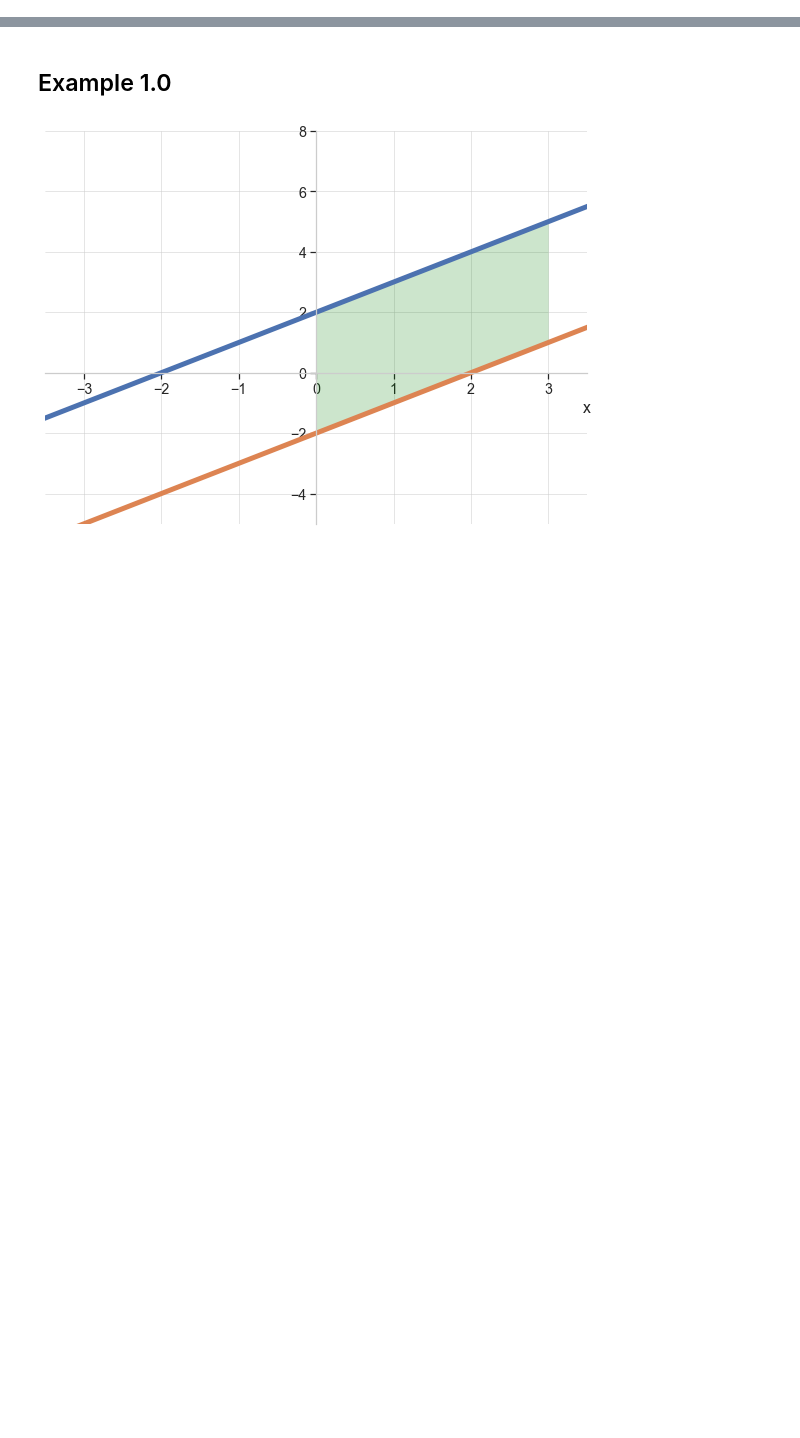
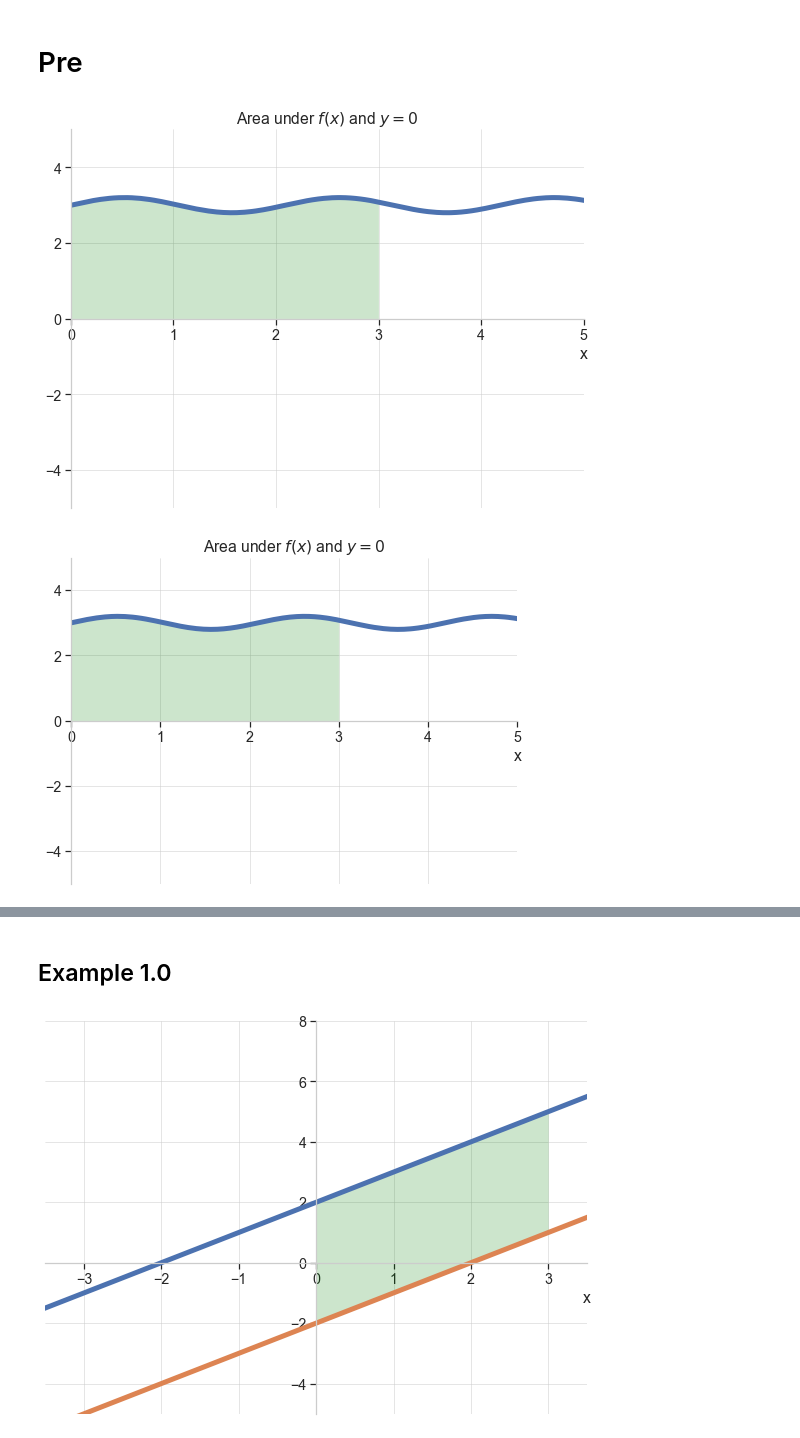
Before and after one commit to org-firasm/math_talk, a Jupyter notebook: class/week03/create_plots.ipynb, the cells around one changed output, grey strips where cells are left out. Cells and saved outputs as stored; diff of their text form; code cells hidden in the pictures; blank space fills up the shorter version.

Commit message:
update curve introA and B, and others

```diff
--- a/class/week03/create_plots.ipynb
+++ b/class/week03/create_plots.ipynb
@@ -10,3 +10,26 @@ from sympy.plotting import plot
 
 x = symbols('x')
 y = symbols('y')
+# %% [markdown]
+# Pre
+# %%
+f = 0.2*sympy.sin(3*x)+3
+
+x_array = np.linspace(0, 3)
+f_array = sympy.lambdify(x, f)(x_array)
+
+fb = {'x':x_array,'y1':f_array,'y2':0,'facecolor' : 'green', 'alpha' : 0.2}
+
+ix=plot(f,
+     ylim=(-5,5),
+     xlim=(0,5),
+     size=(8,6),
+     ylabel='',
+     fill = fb,
+     title='Area under $f(x)$ and $y=0$'
+    )
+
+ix.save('images/curve_introA.png')
+# %% [output]
+[figure, added]
+[figure, added]
```
Also changed, not shown: parts of 1 cell of this notebook, 8 other files.
